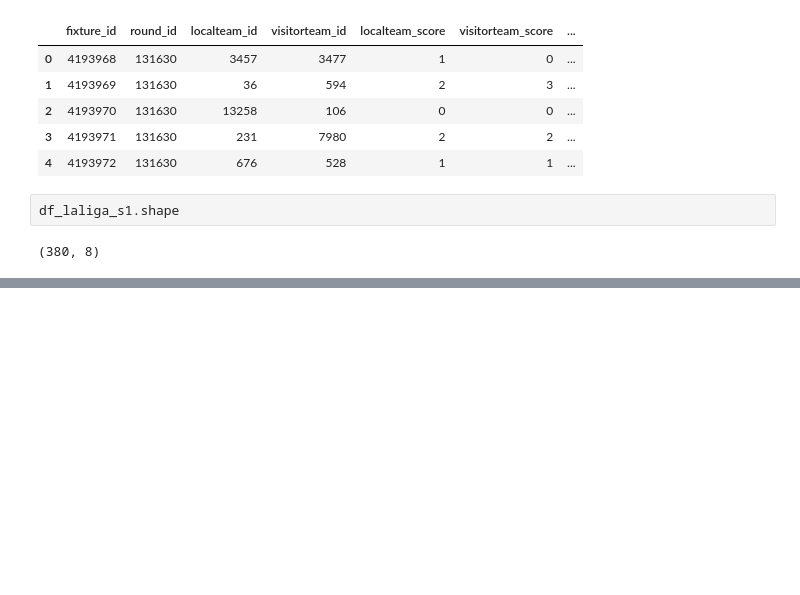
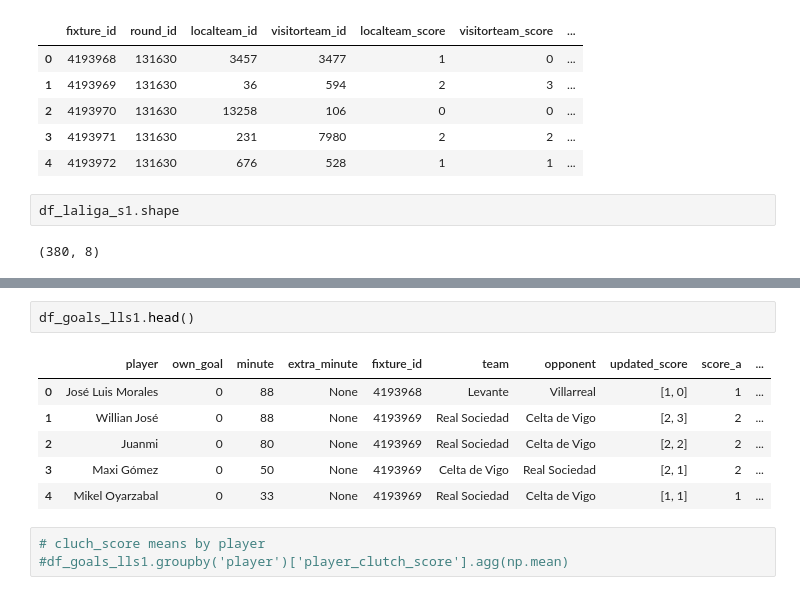
Before and after one commit to carlos-gutier/DS-Project1-Data-Storytelling, a Jupyter notebook: DS_Project1_Data_Storytelling.ipynb, the cells around one changed output, grey strips where cells are left out. Saved outputs shown, nothing was run; the diff lists cells and outputs as text; blank space fills up the shorter version.

```diff
--- a/DS_Project1_Data_Storytelling.ipynb
+++ b/DS_Project1_Data_Storytelling.ipynb
@@ -401,0 +330,12 @@ fixture_comment
+# %%
+df_goals_lls1.head()
+# %% [output]
+|  | player | own_goal | minute | extra_minute | fixture_id | team | opponent | updated_score | score_a | ... |
+| 0 | José Luis Morales | 0 | 88 | None | 4193968 | Levante | Villarreal | [1, 0] | 1 | ... |
+| 1 | Willian José | 0 | 88 | None | 4193969 | Real Sociedad | Celta de Vigo | [2, 3] | 2 | ... |
+| 2 | Juanmi | 0 | 80 | None | 4193969 | Real Sociedad | Celta de Vigo | [2, 2] | 2 | ... |
+| 3 | Maxi Gómez | 0 | 50 | None | 4193969 | Celta de Vigo | Real Sociedad | [2, 1] | 2 | ... |
+| 4 | Mikel Oyarzabal | 0 | 33 | None | 4193969 | Real Sociedad | Celta de Vigo | [1, 1] | 1 | ... |
+# %%
+# cluch_score means by player
+#df_goals_lls1.groupby('player')['player_clutch_score'].agg(np.mean)
```
Also changed, not shown: parts of 59 cells of this notebook.
